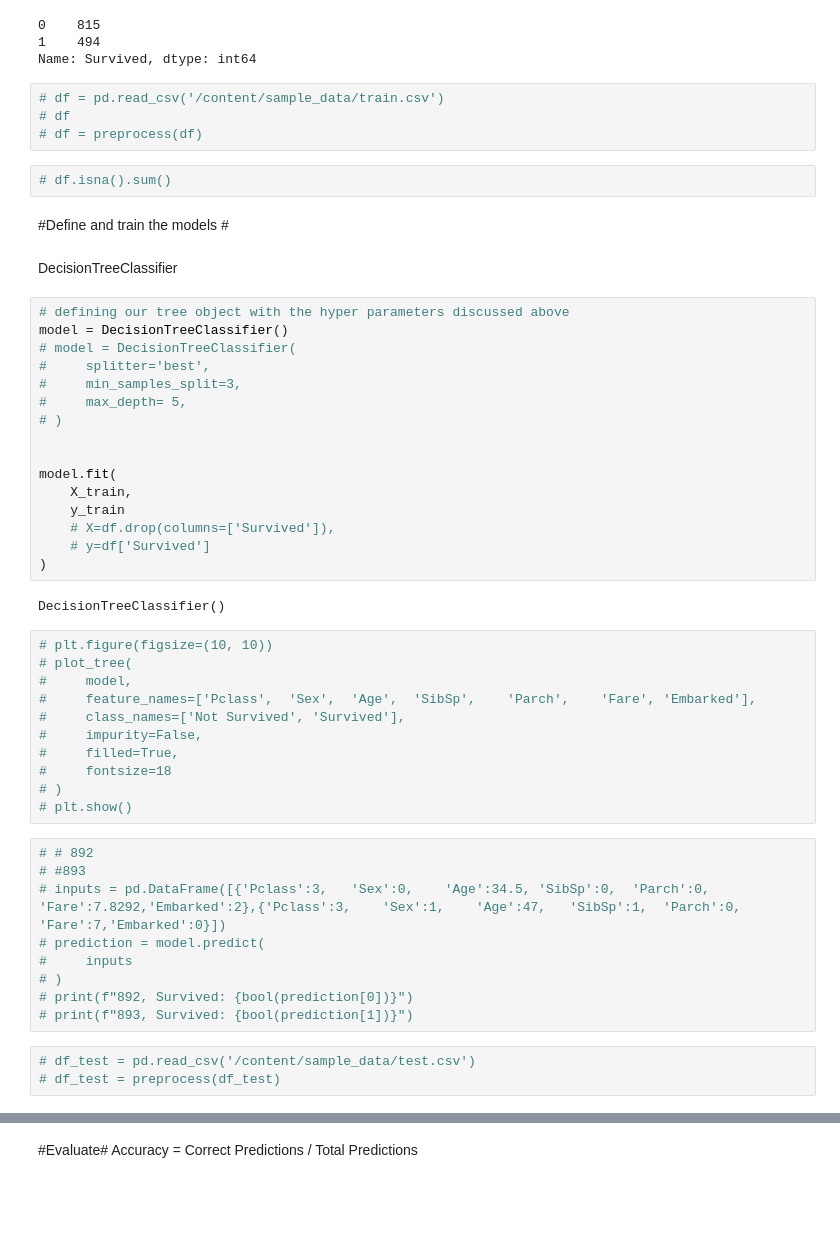
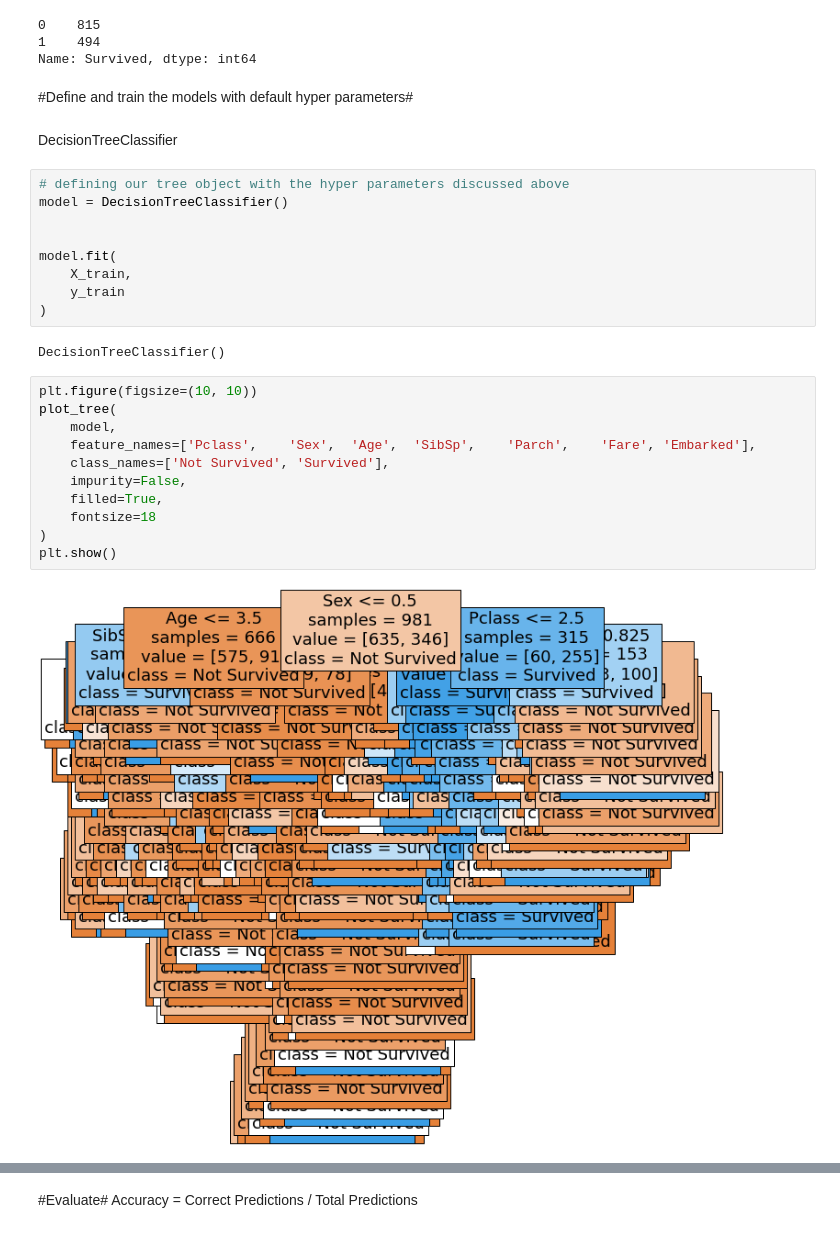
Before and after one commit to OmriMan/Bagging, a Jupyter notebook: Assignment2_Titanic.ipynb, the cells around one changed output, grey strips where cells are left out. Saved outputs shown, nothing was run; the diff lists cells and outputs as text; blank space fills up the shorter version.

```diff
--- a/Assignment2_Titanic.ipynb
+++ b/Assignment2_Titanic.ipynb
@@ -132,54 +139,31 @@ target.value_counts()
 0    815
 1    494
 Name: Survived, dtype: int64
-# %%
-# df = pd.read_csv('/content/sample_data/train.csv')
-# df
-# df = preprocess(df)
-# %%
-# df.isna().sum()
 # %% [markdown]
-#Define and train the models #
+#Define and train the models with default hyper parameters#
 # %% [markdown]
 DecisionTreeClassifier
 # %%
 # defining our tree object with the hyper parameters discussed above
 model = DecisionTreeClassifier()
-# model = DecisionTreeClassifier(
-#     splitter='best',
-#     min_samples_split=3,
-#     max_depth= 5,
-# )
 
 
 model.fit(
     X_train,
     y_train
-    # X=df.drop(columns=['Survived']),
-    # y=df['Survived']
 )
 # %% [output]
 DecisionTreeClassifier()
 # %%
-# plt.figure(figsize=(10, 10))
-# plot_tree(
-#     model,
-#     feature_names=['Pclass',	'Sex',	'Age',	'SibSp',	'Parch',	'Fare',	'Embarked'],
-#     class_names=['Not Survived', 'Survived'],
-#     impurity=False,
-#     filled=True,
-#     fontsize=18
-# )
-# plt.show()
+plt.figure(figsize=(10, 10))
+plot_tree(
+    model,
+    feature_names=['Pclass',	'Sex',	'Age',	'SibSp',	'Parch',	'Fare',	'Embarked'],
+    class_names=['Not Survived', 'Survived'],
+    impurity=False,
+    filled=True,
+    fontsize=18
+)
+plt.show()
+# %% [output]
+[figure, added]
-# %%
-# # 892
-# #893
-# inputs = pd.DataFrame([{'Pclass':3,	'Sex':0,	'Age':34.5,	'SibSp':0,	'Parch':0,	'Fare':7.8292,'Embarked':2},{'Pclass':3,	'Sex':1,	'Age':47,	'SibSp':1,	'Parch':0,	'Fare':7,'Embarked':0}])
-# prediction = model.predict(
-#     inputs
-# )
-# print(f"892, Survived: {bool(prediction[0])}")
-# print(f"893, Survived: {bool(prediction[1])}")
-# %%
-# df_test = pd.read_csv('/content/sample_data/test.csv')
-# df_test = preprocess(df_test)
```
Also changed, not shown: parts of 29 cells of this notebook.
